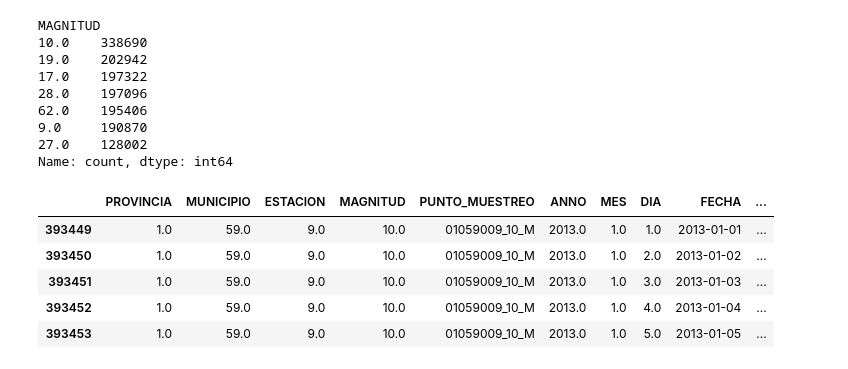
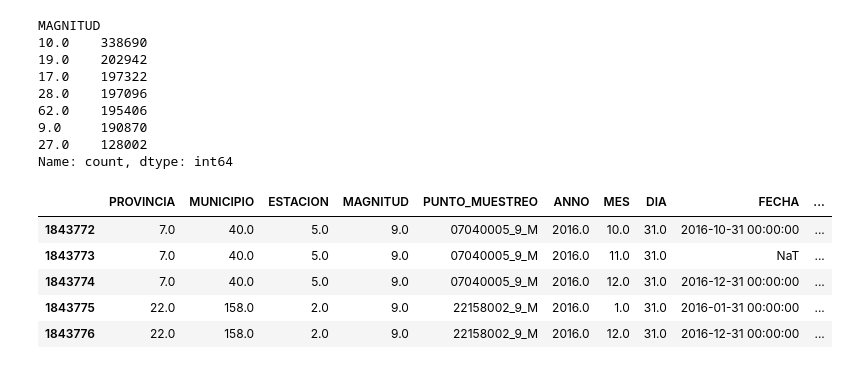
Before and after one commit to 4GeeksAcademy/Finarosalina_proyecto_final, a Jupyter notebook: src/explore.ipynb, the cells around one changed output. Drawn from its saved outputs; the diff is of its cells as text; code cells hidden in the pictures.

```diff
--- a/src/explore.ipynb
+++ b/src/explore.ipynb
@@ -472,11 +472,11 @@ df_final['CONTAMINANTE'] = df_final['MAGNITUD'].map(magnitud_dict)
 cols_contaminantes = ['Pb', 'Ni', 'BaP', 'Cd', 'PM25', 'As', 'PM10']
 df_final = df_final.drop(columns=cols_contaminantes)
 # %%
-df_final.head()
+df_final.tail()
 # %% [output]
 |  | PROVINCIA | MUNICIPIO | ESTACION | MAGNITUD | PUNTO_MUESTREO | ANNO | MES | DIA | FECHA | ... |
-| 393449 | 1.0 | 59.0 | 9.0 | 10.0 | 01059009_10_M | 2013.0 | 1.0 | 1.0 | 2013-01-01 | ... |
-| 393450 | 1.0 | 59.0 | 9.0 | 10.0 | 01059009_10_M | 2013.0 | 1.0 | 2.0 | 2013-01-02 | ... |
-| 393451 | 1.0 | 59.0 | 9.0 | 10.0 | 01059009_10_M | 2013.0 | 1.0 | 3.0 | 2013-01-03 | ... |
-| 393452 | 1.0 | 59.0 | 9.0 | 10.0 | 01059009_10_M | 2013.0 | 1.0 | 4.0 | 2013-01-04 | ... |
-| 393453 | 1.0 | 59.0 | 9.0 | 10.0 | 01059009_10_M | 2013.0 | 1.0 | 5.0 | 2013-01-05 | ... |
+| 1843772 | 7.0 | 40.0 | 5.0 | 9.0 | 07040005_9_M | 2016.0 | 10.0 | 31.0 | 2016-10-31 00:00:00 | ... |
+| 1843773 | 7.0 | 40.0 | 5.0 | 9.0 | 07040005_9_M | 2016.0 | 11.0 | 31.0 | NaT | ... |
+| 1843774 | 7.0 | 40.0 | 5.0 | 9.0 | 07040005_9_M | 2016.0 | 12.0 | 31.0 | 2016-12-31 00:00:00 | ... |
+| 1843775 | 22.0 | 158.0 | 2.0 | 9.0 | 22158002_9_M | 2016.0 | 1.0 | 31.0 | 2016-01-31 00:00:00 | ... |
+| 1843776 | 22.0 | 158.0 | 2.0 | 9.0 | 22158002_9_M | 2016.0 | 12.0 | 31.0 | 2016-12-31 00:00:00 | ... |
```
Also changed, not shown: 21 other files.
